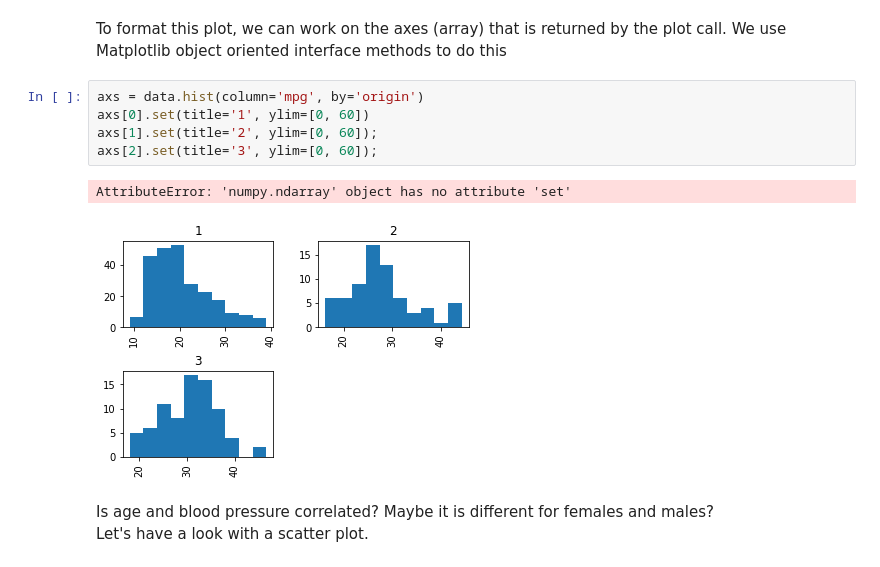
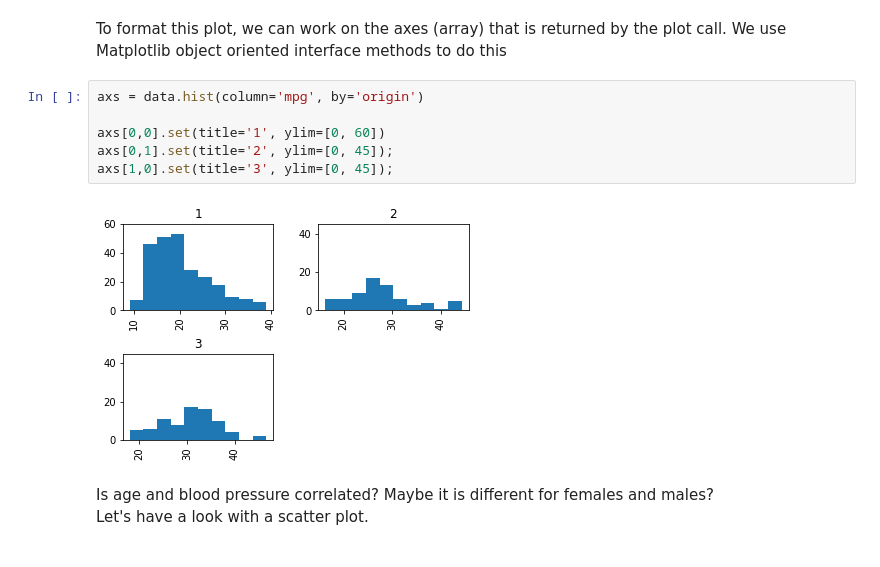
Before and after one commit to ENSF611/lab0-data-and-visualization-review-RAhlstrom467, a Jupyter notebook: Lab 0/lab0-visualization-auto-mpg.ipynb, the cells around one changed output. Cells and saved outputs as stored; diff of their text form.

```diff
--- a/Lab 0/lab0-visualization-auto-mpg.ipynb
+++ b/Lab 0/lab0-visualization-auto-mpg.ipynb
@@ -140,12 +140,12 @@ axs = data.hist(column='mpg', by='origin')
 To format this plot, we can work on the axes (array) that is returned by the plot call. We use Matplotlib object oriented interface methods to do this
 # %%
 axs = data.hist(column='mpg', by='origin')
-axs[0].set(title='1', ylim=[0, 60])
-axs[1].set(title='2', ylim=[0, 60]);
-axs[2].set(title='3', ylim=[0, 60]);
+
+axs[0,0].set(title='1', ylim=[0, 60])
+axs[0,1].set(title='2', ylim=[0, 45]);
+axs[1,0].set(title='3', ylim=[0, 45]);
 # %% [output]
-AttributeError: 'numpy.ndarray' object has no attribute 'set'
-[figure, old version]
+[figure, new version]
 # %% [markdown]
 Is age and blood pressure correlated? Maybe it is different for females and males?
 Let's have a look with a scatter plot.
```
Also changed, not shown: parts of 5 cells of this notebook, 3 other files.
